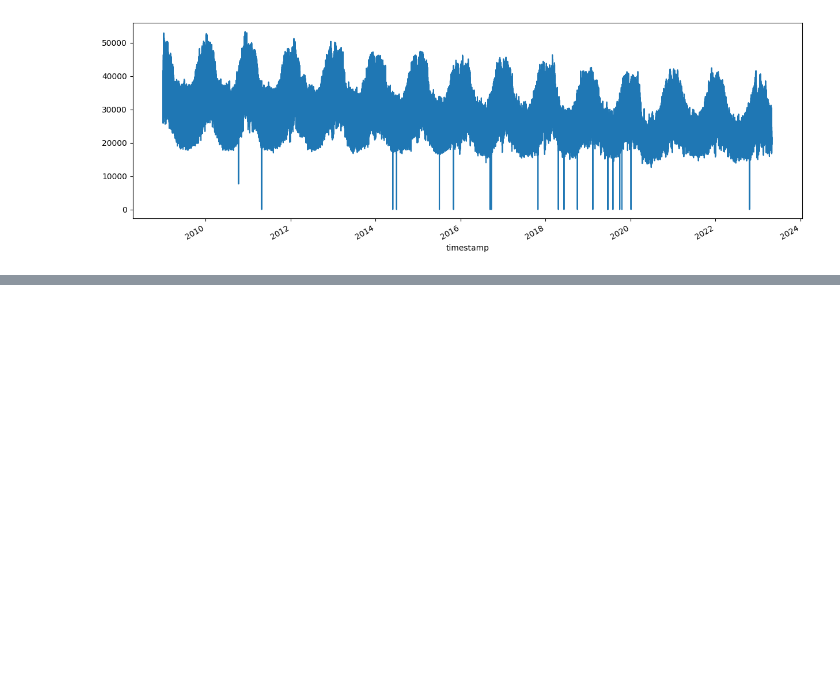
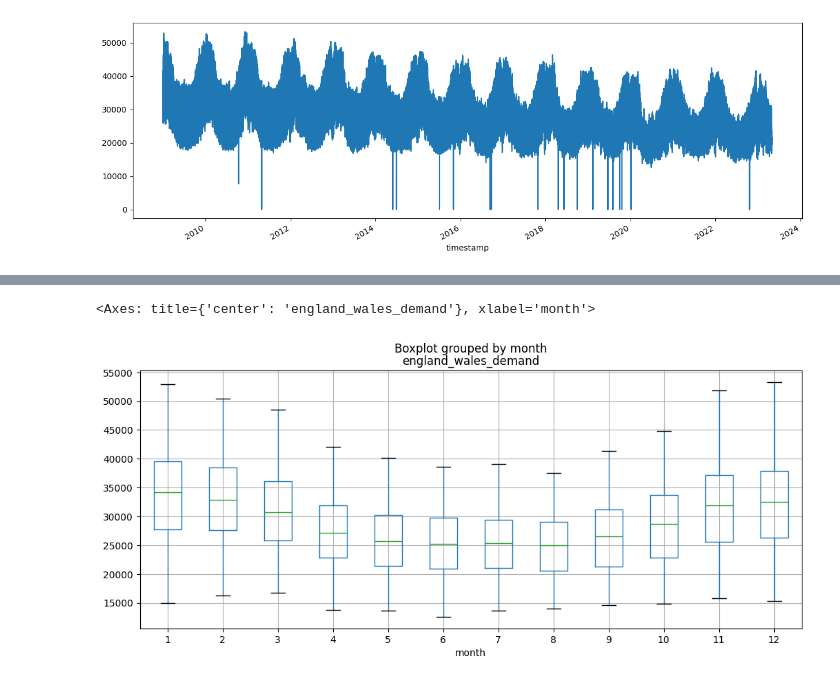
Before and after one commit to OlajideFemi/Carbon-Footprint, a Jupyter notebook: Another_copy_of_Energy_Consumption_Forecasting.ipynb, the cells around one changed output, grey strips where cells are left out. Cells and saved outputs as stored; diff of their text form; code cells hidden in the pictures; blank space fills up the shorter version.

```diff
--- a/Another_copy_of_Energy_Consumption_Forecasting.ipynb
+++ b/Another_copy_of_Energy_Consumption_Forecasting.ipynb
@@ -84,0 +126,11 @@ demand["england_wales_demand"].plot(figsize=(15,5))
+# %%
+demand["month"] = demand.index.month
+
+demand.boxplot(
+    column="england_wales_demand",
+    by="month",
+    figsize=(12,5)
+)
+# %% [output]
+<Axes: title={'center': 'england_wales_demand'}, xlabel='month'>
+[figure, added]
```
Also changed, not shown: parts of 8 cells of this notebook.
